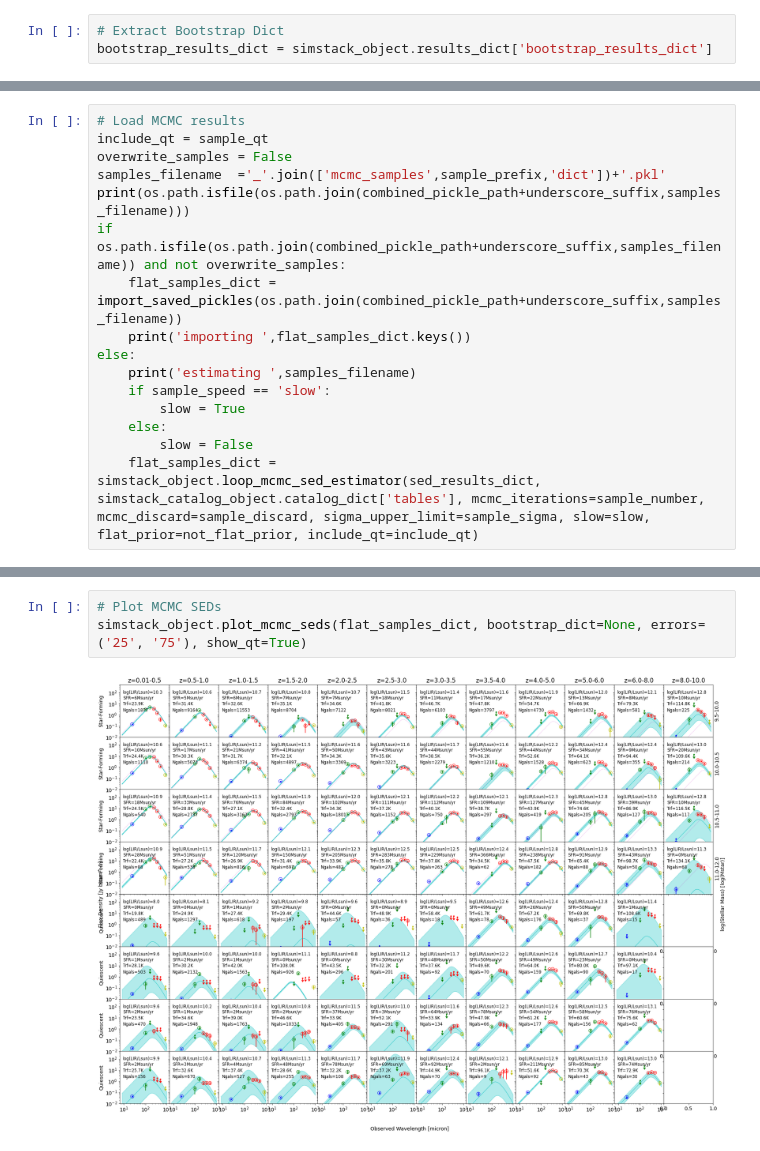
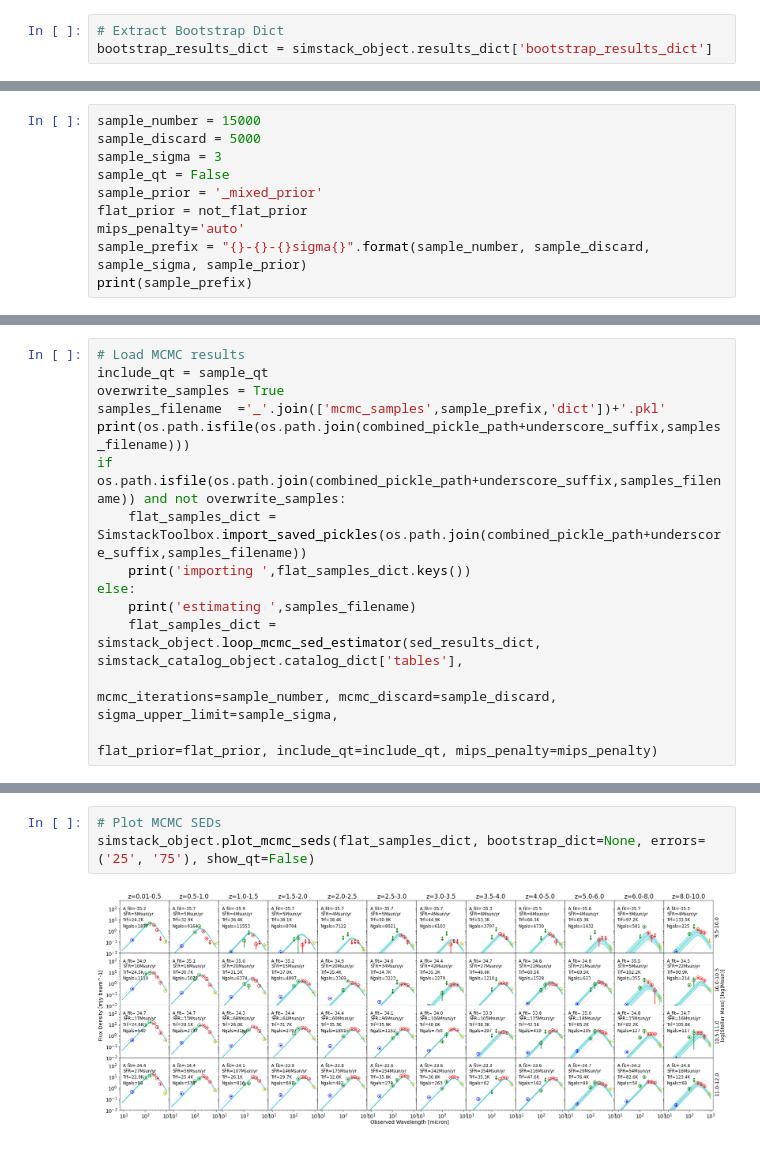
Before and after one commit to marcoviero/simstack3, a Jupyter notebook: notebooks/3_emcee_seds.ipynb, the cells around one changed output, grey strips where cells are left out. Cells and saved outputs as stored; diff of their text form.

Commit message:
Stage Example Simstack notebooks

```diff
--- a/notebooks/3_emcee_seds.ipynb
+++ b/notebooks/3_emcee_seds.ipynb
@@ -80,16 +72,0 @@ not_flat_prior = ['redshift_1.5_2.0__stellar_mass_9.5_10.0__split_params_1',
-# %%
-# Load MCMC results
-include_qt = sample_qt
-overwrite_samples = False
-samples_filename  ='_'.join(['mcmc_samples',sample_prefix,'dict'])+'.pkl'
-print(os.path.isfile(os.path.join(combined_pickle_path+underscore_suffix,samples_filename)))
-if os.path.isfile(os.path.join(combined_pickle_path+underscore_suffix,samples_filename)) and not overwrite_samples:
-    flat_samples_dict = import_saved_pickles(os.path.join(combined_pickle_path+underscore_suffix,samples_filename))
-    print('importing ',flat_samples_dict.keys())
-else:
-    print('estimating ',samples_filename)
-    if sample_speed == 'slow':
-        slow = True
-    else:
-        slow = False
-    flat_samples_dict = simstack_object.loop_mcmc_sed_estimator(sed_results_dict, simstack_catalog_object.catalog_dict['tables'], mcmc_iterations=sample_number, mcmc_discard=sample_discard, sigma_upper_limit=sample_sigma, slow=slow, flat_prior=not_flat_prior, include_qt=include_qt)
@@ -124,0 +80,10 @@ dz_median nans
+# %%
+sample_number = 15000
+sample_discard = 5000
+sample_sigma = 3
+sample_qt = False
+sample_prior = '_mixed_prior'
+flat_prior = not_flat_prior
+mips_penalty='auto'
+sample_prefix = "{}-{}-{}sigma{}".format(sample_number, sample_discard, sample_sigma, sample_prior)
+print(sample_prefix)
@@ -124,0 +92,14 @@ dz_median nans
+# %%
+# Load MCMC results
+include_qt = sample_qt
+overwrite_samples = True
+samples_filename  ='_'.join(['mcmc_samples',sample_prefix,'dict'])+'.pkl'
+print(os.path.isfile(os.path.join(combined_pickle_path+underscore_suffix,samples_filename)))
+if os.path.isfile(os.path.join(combined_pickle_path+underscore_suffix,samples_filename)) and not overwrite_samples:
+    flat_samples_dict = SimstackToolbox.import_saved_pickles(os.path.join(combined_pickle_path+underscore_suffix,samples_filename))
+    print('importing ',flat_samples_dict.keys())
+else:
+    print('estimating ',samples_filename)
+    flat_samples_dict = simstack_object.loop_mcmc_sed_estimator(sed_results_dict, simstack_catalog_object.catalog_dict['tables'],
+                                                                mcmc_iterations=sample_number, mcmc_discard=sample_discard, sigma_upper_limit=sample_sigma,
+                                                                flat_prior=flat_prior, include_qt=include_qt, mips_penalty=mips_penalty)
@@ -134,5 +131,5 @@ D:\pickles/simstack\stacked_flux_densities\cosmos2020_farmer_nuvrj_0p01_0p5_1_1p
 # %%
 # Plot MCMC SEDs
-simstack_object.plot_mcmc_seds(flat_samples_dict, bootstrap_dict=None, errors=('25', '75'), show_qt=True)
+simstack_object.plot_mcmc_seds(flat_samples_dict, bootstrap_dict=None, errors=('25', '75'), show_qt=False)
 # %% [output]
-[figure, old version]
+[figure, new version]
```
Also changed, not shown: parts of 13 cells of this notebook, 6 other files.
